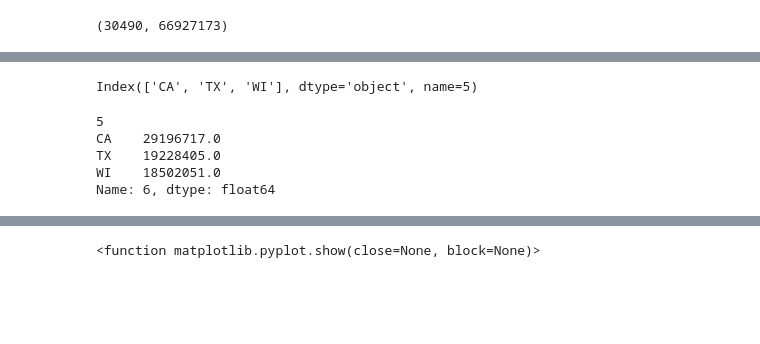
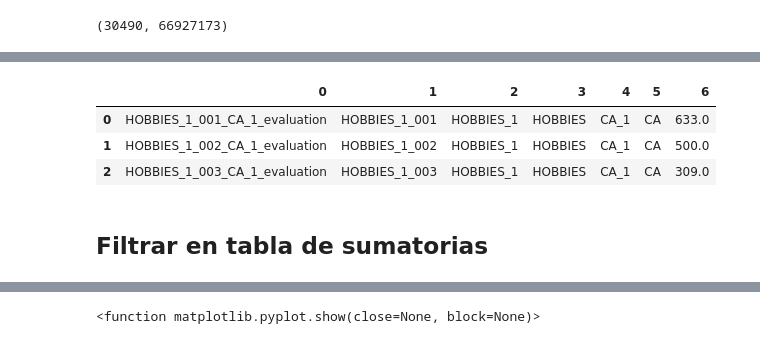
Before and after one commit to lymc33/Data_visualization, a Jupyter notebook: 3_Dashboard_1.ipynb, the cells around one changed output, grey strips where cells are left out. Saved outputs shown, nothing was run; the diff lists cells and outputs as text; code cells hidden in the pictures; blank space fills up the shorter version.

```diff
--- a/3_Dashboard_1.ipynb
+++ b/3_Dashboard_1.ipynb
@@ -152,12 +76,10 @@ df1_g1
-# %%
-df1_g1.index
-# %% [output]
-Index(['CA', 'TX', 'WI'], dtype='object', name=5)
-# %%
-df1_g1[6]
-# %% [output]
-5
-CA    29196717.0
-TX    19228405.0
-WI    18502051.0
-Name: 6, dtype: float64
+# %%
+# Se crea df1_m para los valores con la sumatoria total
+df1_m.head(3)
+# %% [output]
+|  | 0 | 1 | 2 | 3 | 4 | 5 | 6 |
+| 0 | HOBBIES_1_001_CA_1_evaluation | HOBBIES_1_001 | HOBBIES_1 | HOBBIES | CA_1 | CA | 633.0 |
+| 1 | HOBBIES_1_002_CA_1_evaluation | HOBBIES_1_002 | HOBBIES_1 | HOBBIES | CA_1 | CA | 500.0 |
+| 2 | HOBBIES_1_003_CA_1_evaluation | HOBBIES_1_003 | HOBBIES_1 | HOBBIES | CA_1 | CA | 309.0 |
+# %% [markdown]
+## Filtrar en tabla de sumatorias
```
Also changed, not shown: parts of 26 cells of this notebook.
